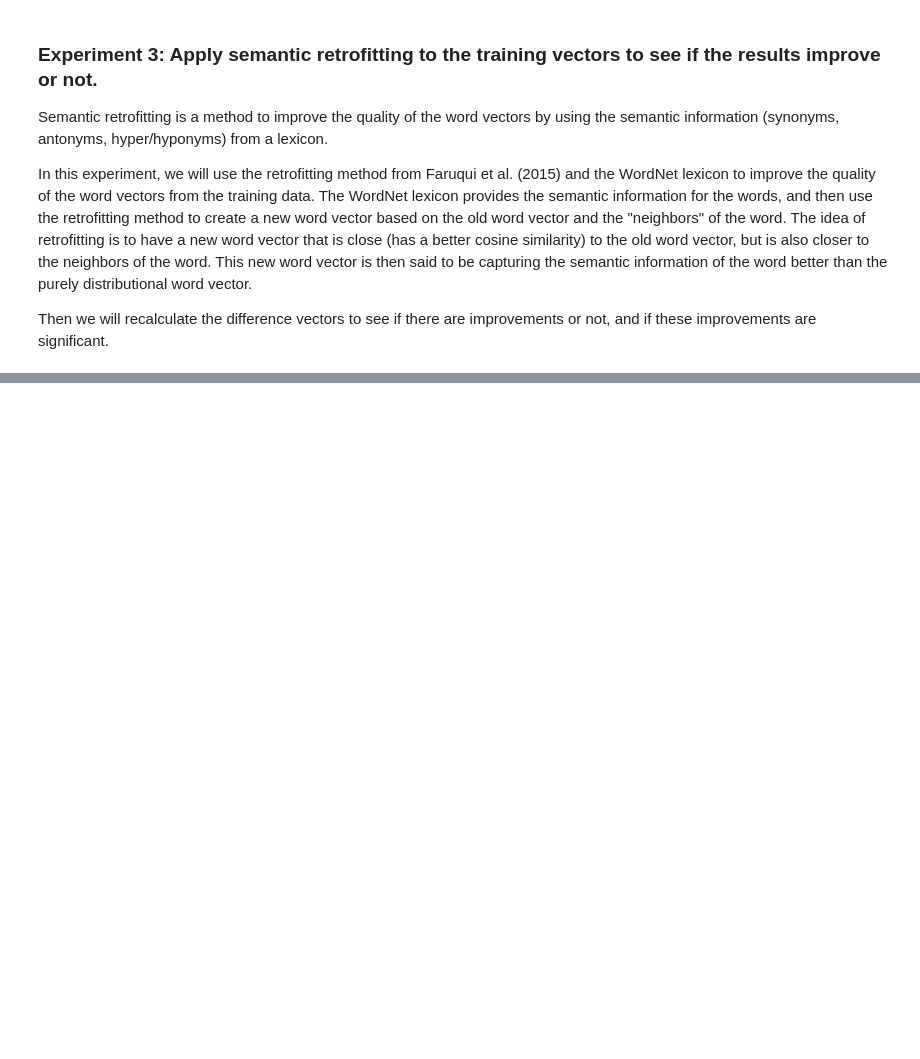
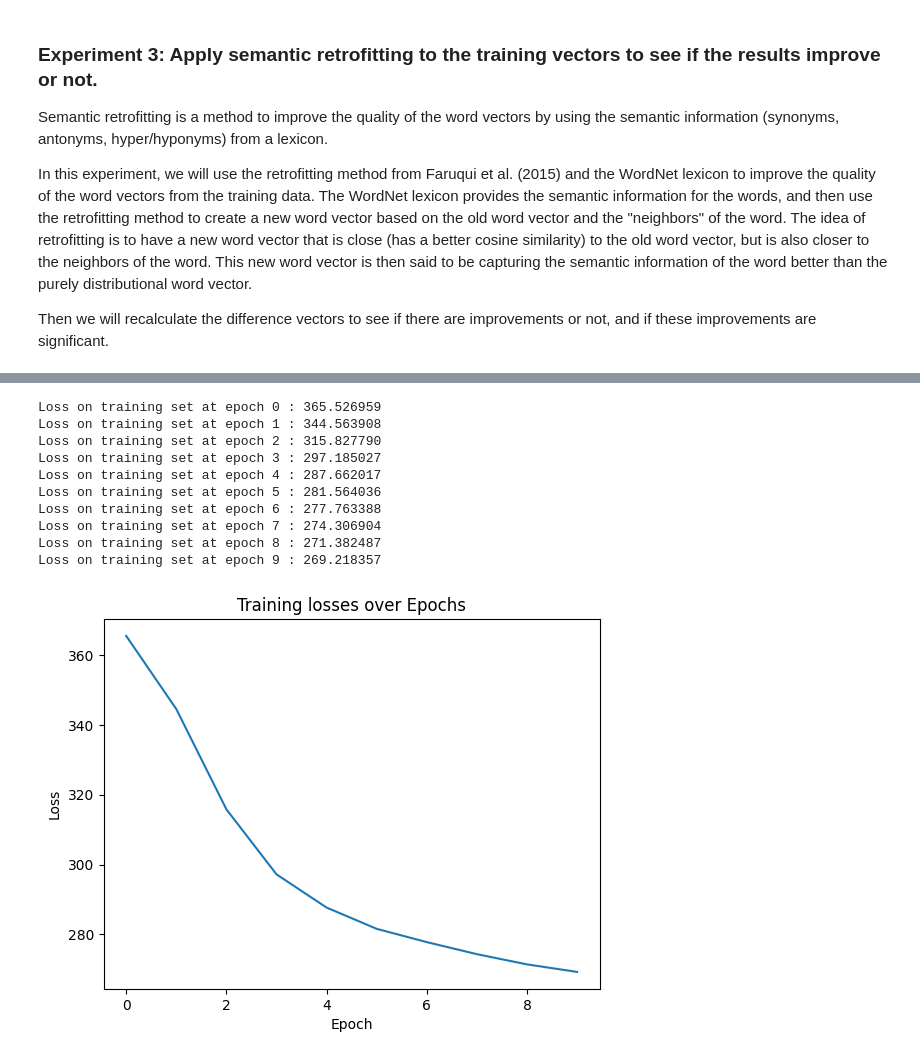
Before and after one commit to HIEUNT1610/Adv-Morphology---Affixal-Rivalry-ed-y, a Jupyter notebook: Affixal-Rivalry-ed-y.ipynb, the cells around one changed output, grey strips where cells are left out. Drawn from its saved outputs; the diff is of its cells as text; code cells hidden in the pictures; blank space fills up the shorter version.

```diff
--- a/Affixal-Rivalry-ed-y.ipynb
+++ b/Affixal-Rivalry-ed-y.ipynb
@@ -461,0 +484,69 @@ Thus the affixal processes are semantically similar.
+# %%
+# Redo experiment 2 with training data = UniMorph data:
+# Initialize the classifier:
+classifier = AffixClassifier()
+
+# Define the loss function and optimizer:
+loss_function = nn.NLLLoss() # Negative Log Likelihood Loss
+optimizer = optim.SGD(classifier.parameters(), lr=0.01) # Stochastic Gradient Descent
+
+# Train the classifier:
+from random import shuffle
+train_losses = []
+NB_EPOCHS = 10
+BATCH_SIZE = 7 # There are 76 examples in the training data, so we can use a batch size of 7
+
+for epoch in range(NB_EPOCHS):
+    epoch_loss = 0
+
+    # shuffle data
+    shuffle(test_examples)
+    i = 0
+    while i < len(test_examples):
+
+        batch = test_examples[i: i+BATCH_SIZE]
+        i += BATCH_SIZE
+
+        contexts, targets = zip(*batch)
+
+        # Step 1. Prepare the inputs to be passed to the model
+        input_tensor = torch.from_numpy(np.array(contexts)) # [BATCH_SIZE, VECTOR_DIM]
+        gold_labels = torch.tensor(targets, dtype=torch.long)   # [BATCH_SIZE]
+
+        # Step 2. Reset gradients to 0
+        classifier.zero_grad()
+
+        # Step 3. Forward propagation
+        classifier(input_tensor)
+
+        # Step 4. Compute the loss and add training loss to the epoch loss
+        loss = loss_function(classifier(input_tensor), gold_labels)
+        epoch_loss += loss.item()
+
+        # Step 5. Backward propagation
+        loss.backward()
+
+        # Step 6. Update the parameters
+        optimizer.step()
+
+    # end of handling of this batch
+    print("Loss on training set at epoch %d : %f" %(epoch, epoch_loss))
+    train_losses.append(epoch_loss)
+# Plot the training losses
+plt.plot(train_losses)
+plt.xlabel("Epoch")
+plt.ylabel("Loss")
+plt.title("Training losses over Epochs")
+plt.show()
+# %% [output]
+Loss on training set at epoch 0 : 365.526959
+Loss on training set at epoch 1 : 344.563908
+Loss on training set at epoch 2 : 315.827790
+Loss on training set at epoch 3 : 297.185027
+Loss on training set at epoch 4 : 287.662017
+Loss on training set at epoch 5 : 281.564036
+Loss on training set at epoch 6 : 277.763388
+Loss on training set at epoch 7 : 274.306904
+Loss on training set at epoch 8 : 271.382487
+Loss on training set at epoch 9 : 269.218357
+[figure, added]
```
Also changed, not shown: parts of 13 cells of this notebook.
